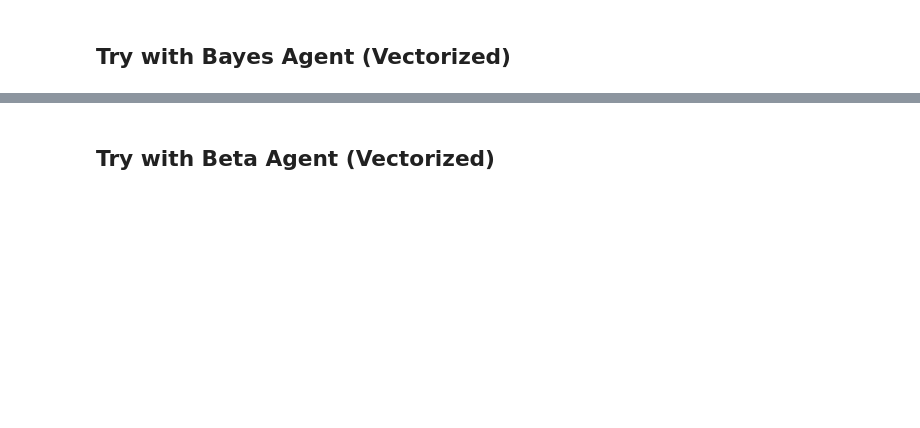
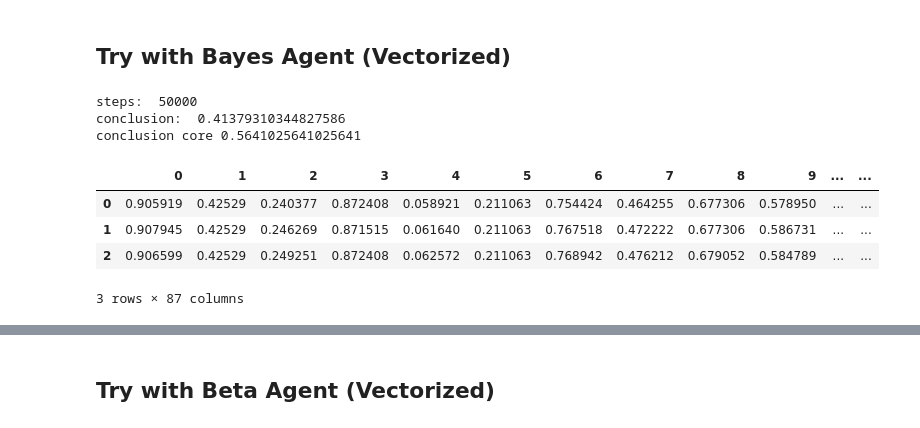
Before and after one commit to IgnacioOQ/e_network_inequality, a Jupyter notebook: notebooks/basic_testing/vectorized_basic_model_testing.ipynb, the cells around one changed output, grey strips where cells are left out. Drawn from its saved outputs; the diff is of its cells as text; code cells hidden in the pictures; blank space fills up the shorter version.

```diff
--- a/notebooks/basic_testing/vectorized_basic_model_testing.ipynb
+++ b/notebooks/basic_testing/vectorized_basic_model_testing.ipynb
@@ -75,15 +84,24 @@ my_network = load_network_json(JSON_PATH)
 # %%
 seed=420
 my_model = VectorizedModel(my_network, n_experiments=10, uncertainty=0.001,
-                 histories=True,sampling_update=True,variance_stopping = False,directed_network = True,
+                 histories=True,sampling_update=True,
                  seed=seed,seeded=False, agent_type='bayes')
 my_model.run_simulation(number_of_steps=50000,show_bar=True)
 print('steps: ',my_model.n_steps)
 print('conclusion: ',my_model.conclusion)
 print('conclusion core', my_model.conclusion_core)
 
 df_bayes = pd.DataFrame(my_model.credences_history).T
 df_bayes.head(3)
+# %% [output]
+steps:  50000
+conclusion:  0.41379310344827586
+conclusion core 0.5641025641025641
+|  | 0 | 1 | 2 | 3 | 4 | 5 | 6 | 7 | 8 | 9 | ... | ... |
+| 0 | 0.905919 | 0.42529 | 0.240377 | 0.872408 | 0.058921 | 0.211063 | 0.754424 | 0.464255 | 0.677306 | 0.578950 | ... | ... |
+| 1 | 0.907945 | 0.42529 | 0.246269 | 0.871515 | 0.061640 | 0.211063 | 0.767518 | 0.472222 | 0.677306 | 0.586731 | ... | ... |
+| 2 | 0.906599 | 0.42529 | 0.249251 | 0.872408 | 0.062572 | 0.211063 | 0.768942 | 0.476212 | 0.679052 | 0.584789 | ... | ... |
+3 rows × 87 columns
 # %%
 # Plot mean credence for Bayes
 # Credences are 1D arrays (scalar per agent)
```
Also changed, not shown: parts of 7 cells of this notebook, 9 other files.
